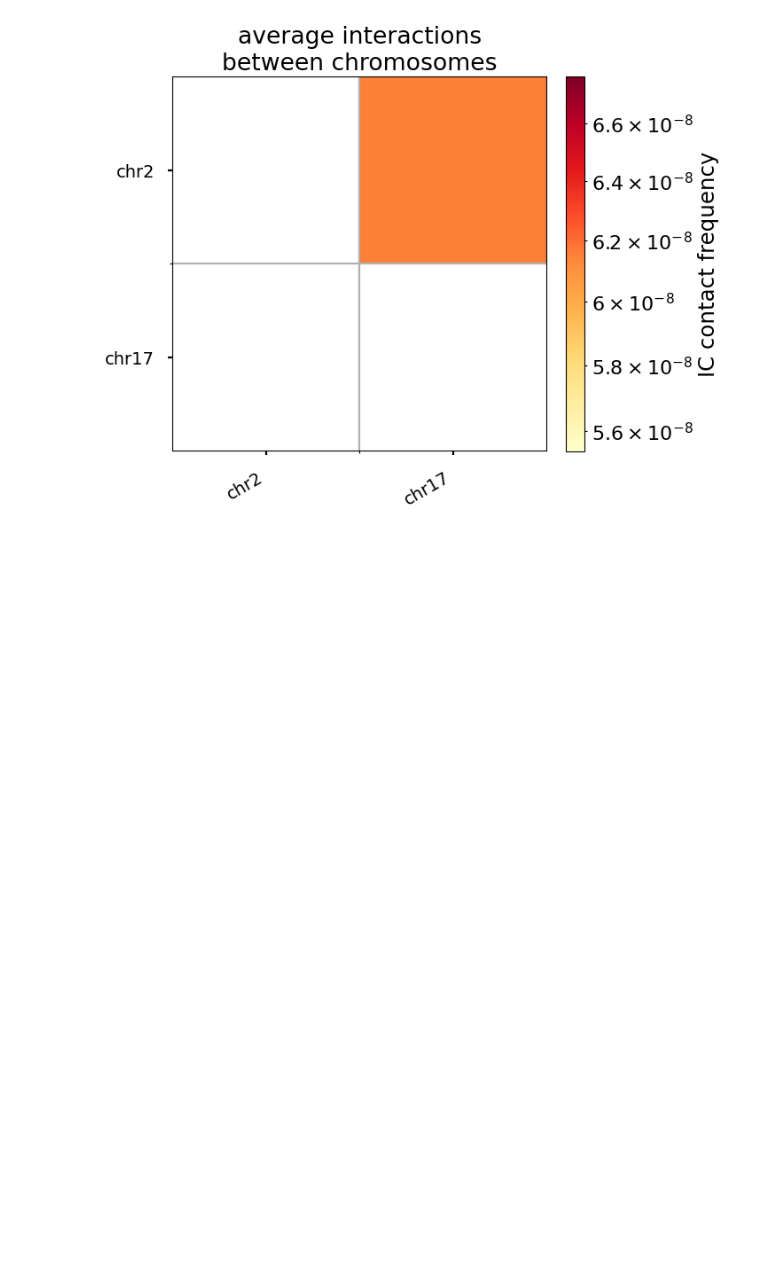
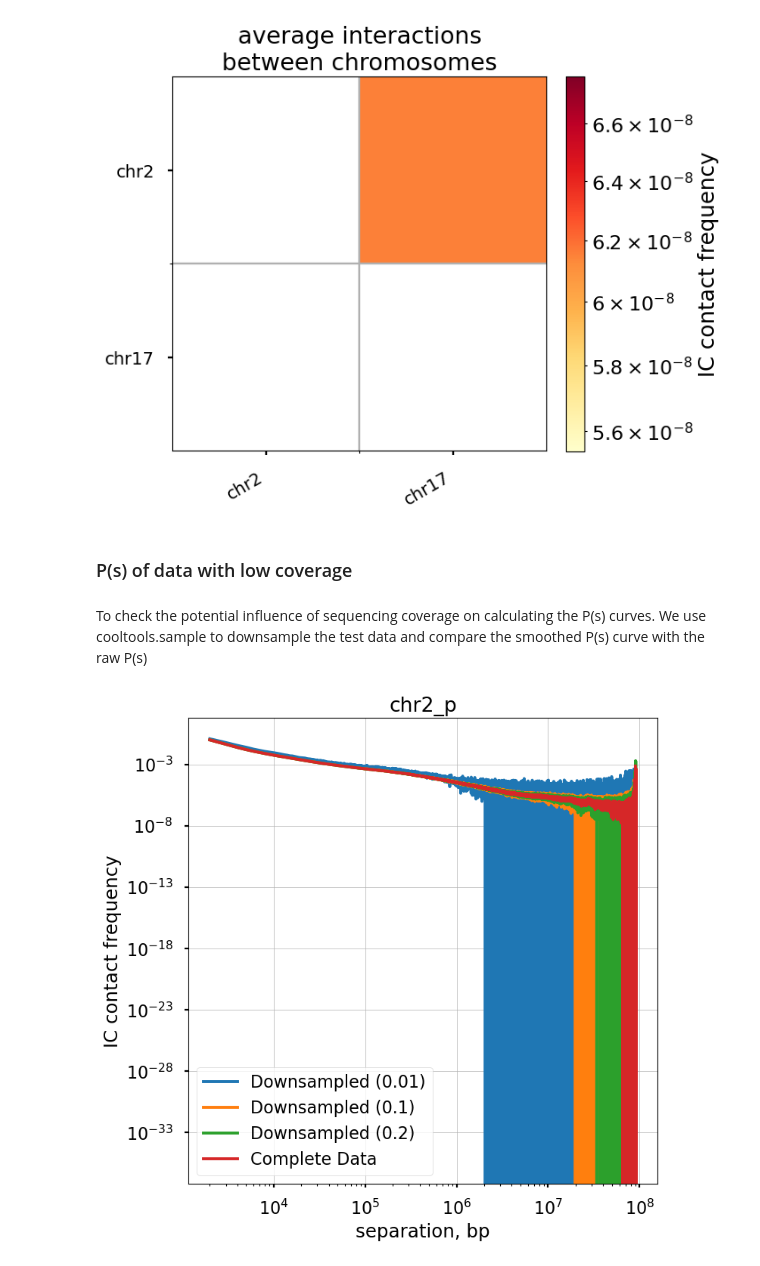
Before and after one commit to open2c/open2c_examples, a Jupyter notebook: contacts_vs_distance.ipynb, the cells around one changed output. Drawn from its saved outputs; the diff is of its cells as text; code cells hidden in the pictures; blank space fills up the shorter version.

Commit message:
add downsample example to contacts_vs_distance.ipynb and TADs example to insulation_and_boundaries.ipynb

```diff
--- a/contacts_vs_distance.ipynb
+++ b/contacts_vs_distance.ipynb
@@ -367,3 +374,7 @@ ax.set_yticks(
 ax.grid(which="minor")
 # %% [output]
 [figure]
+# %% [markdown]
+### P(s) of data with low coverage
+# %% [markdown]
+To check the potential influence of sequencing coverage on calculating the P(s) curves. We use cooltools.sample to downsample the test data and compare the smoothed P(s) curve with the raw P(s)
@@ -369,0 +393,41 @@ ax.grid(which="minor")
+# %%
+fracs = [0.01, 0.1, 0.2]
+cvds = []
+
+for frac in fracs:
+    clr_downsampled = cooler.Cooler(f'./data/test_sampled_{frac}_.cool')
+    cvd_downsampled = cooltools.expected_cis(
+        clr=clr_downsampled,
+        view_df=hg38_arms,
+        smooth=False,
+        aggregate_smoothed=False,
+        nproc=int(num_cpus) #if you do not have multiple cores available, set to 1
+    )
+
+    cvd_downsampled['s_bp'] = cvd_downsampled['dist']* resolution
+
+    cvds.append(cvd_downsampled)
+# %%
+f, ax = plt.subplots(1,1, figsize=(8, 8))
+
+region = hg38_arms['name'][0]
+for i, cvd_downsampled in enumerate(cvds):
+    ax.loglog(
+        cvd_downsampled['s_bp'].loc[cvd_downsampled['region1']==region],
+        cvd_downsampled['balanced.avg'].loc[cvd_downsampled['region1']==region],
+        label=f'Downsampled ({fracs[i]})',
+    )
+ax.loglog(
+    cvd['s_bp'].loc[cvd['region1']==region],
+    cvd['balanced.avg'].loc[cvd['region1']==region],
+    label='Complete Data',
+)
+ax.set(
+    xlabel='separation, bp',
+    ylabel='IC contact frequency')
+ax.grid(lw=0.5)
+ax.legend()
+ax.title.set_text(region)
+f.show()
+# %% [output]
+[figure, added]
```
Also changed, not shown: parts of 8 cells of this notebook, 2 other files.
